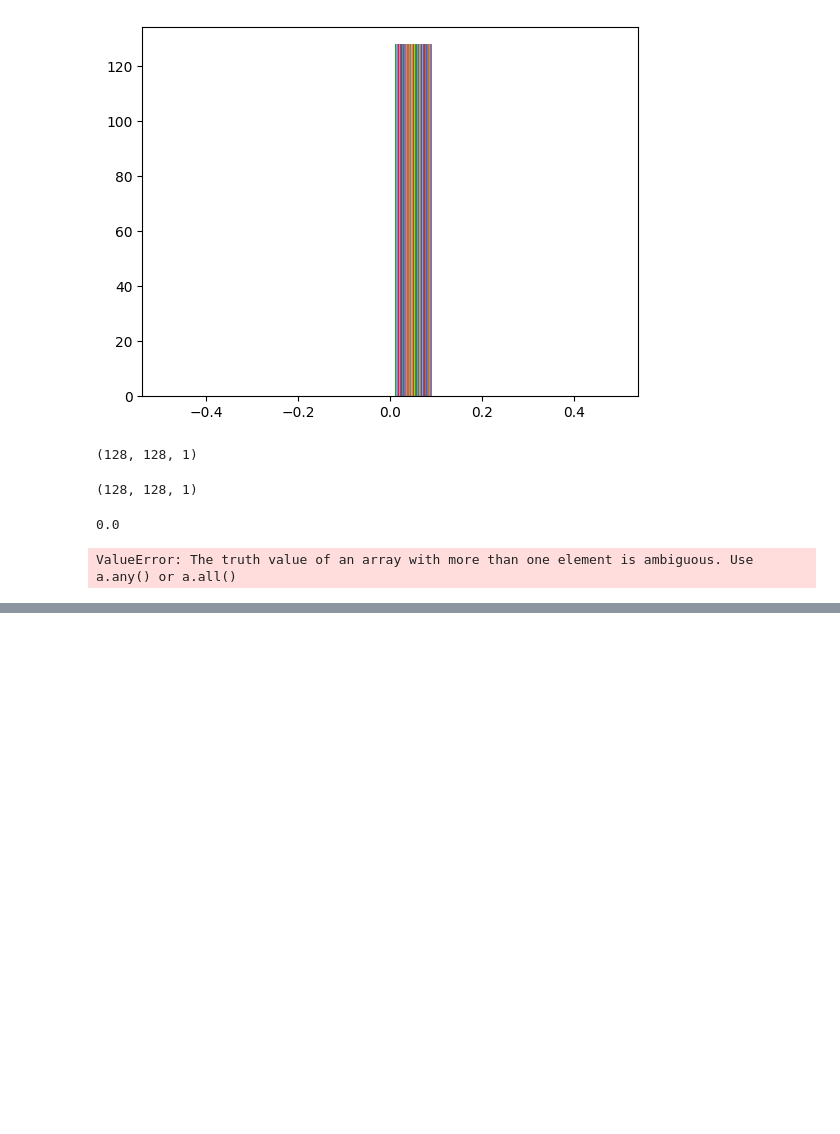
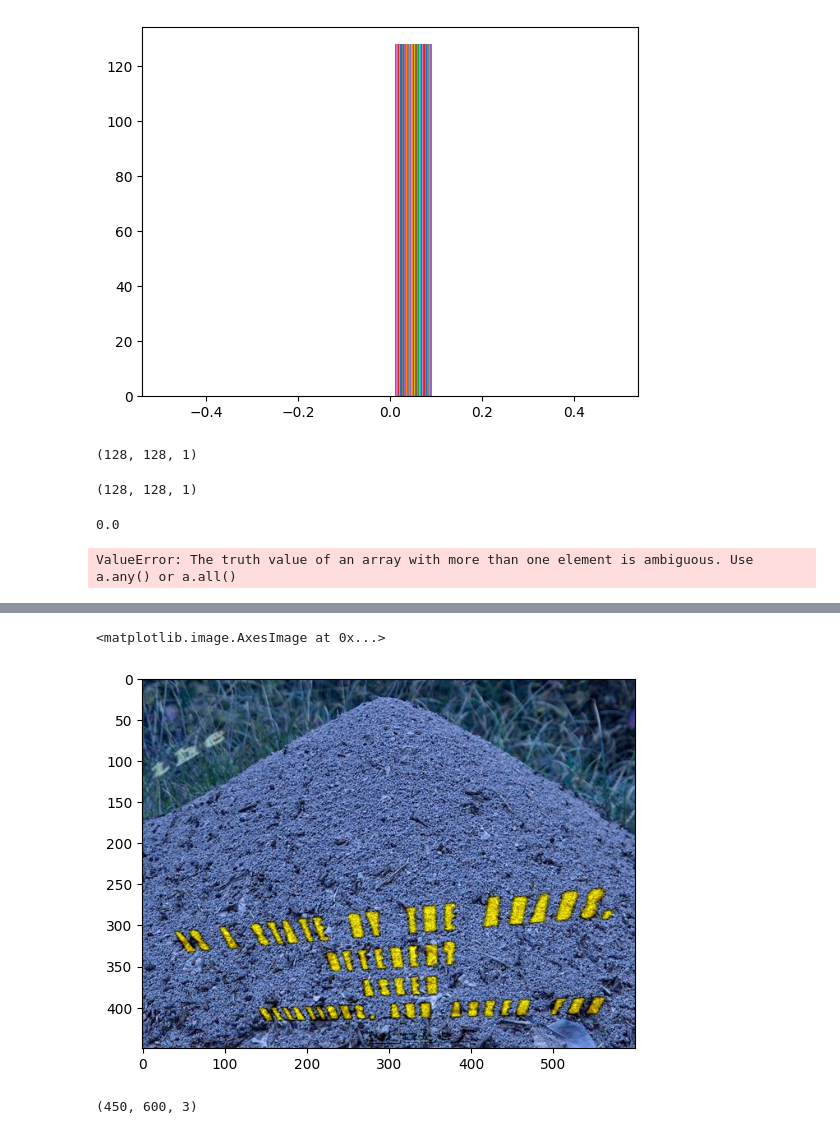
Before and after one commit to AliMoghtader/Implementation-of-OCR-system-on-extracting-information-from-Vietnamese-book-cover-images, a Jupyter notebook: main_model.ipynb, the cells around one changed output, grey strips where cells are left out. Drawn from its saved outputs; the diff is of its cells as text; code cells hidden in the pictures; blank space fills up the shorter version.

```diff
--- a/main_model.ipynb
+++ b/main_model.ipynb
@@ -867,0 +1281,9 @@ ValueError: The truth value of an array with more than one element is ambiguous.
+# %%
+plt.imshow(image)
+# %% [output]
+<matplotlib.image.AxesImage at 0x...>
+[figure, added]
+# %%
+gr.shape
+# %% [output]
+(450, 600, 3)
```
Also changed, not shown: parts of 13 cells of this notebook, 1 other file.
